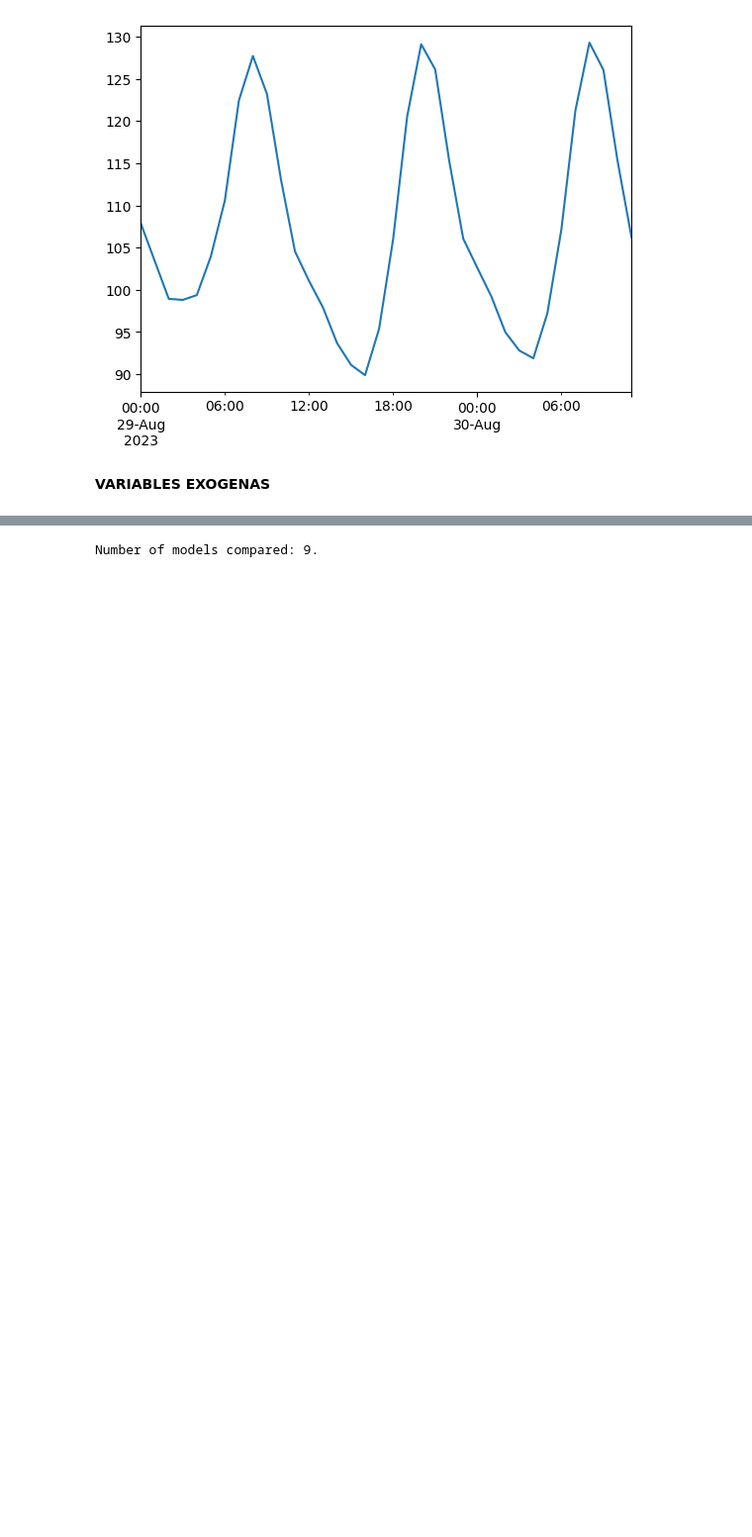
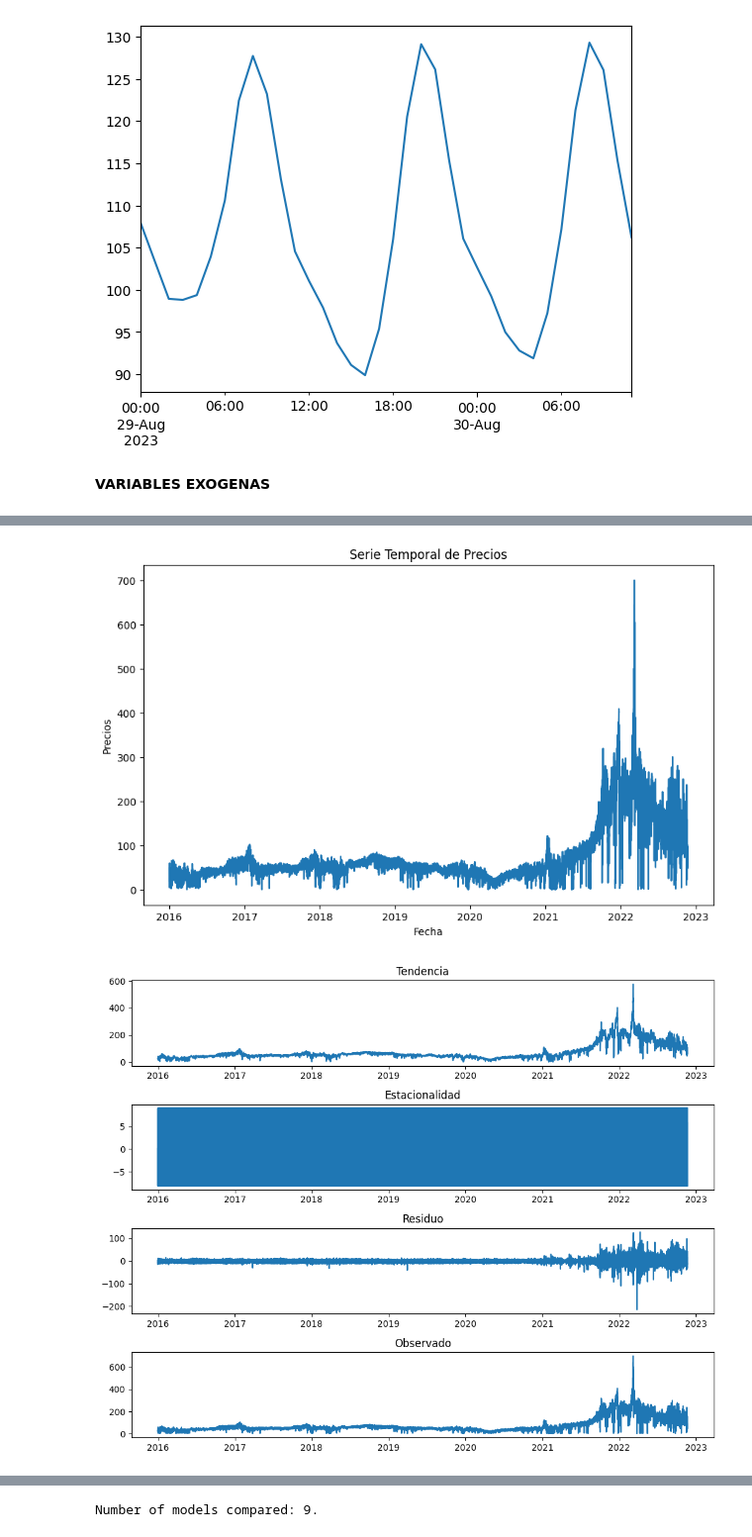
Before and after one commit to LauraGSanchz/PROYECTO_ML, a Jupyter notebook: ml_project/src/notebooks/serie_temporal.ipynb, the cells around one changed output, grey strips where cells are left out. Shown at 99% size. Drawn from its saved outputs; the diff is of its cells as text; code cells hidden in the pictures; blank space fills up the shorter version.

```diff
--- a/ml_project/src/notebooks/serie_temporal.ipynb
+++ b/ml_project/src/notebooks/serie_temporal.ipynb
@@ -705,0 +753,39 @@ ValueError: Found input variables with inconsistent numbers of samples: [13425,
+# %%
+
+from statsmodels.tsa.seasonal import seasonal_decompose
+import matplotlib.pyplot as plt
+# Visualización de la serie temporal
+plt.figure(figsize=(10, 6))
+plt.plot(x_train['Precios'])
+plt.title('Serie Temporal de Precios')
+plt.xlabel('Fecha')
+plt.ylabel('Precios')
+plt.show()
+
+#  Descomposición de la serie temporal
+decomposition = seasonal_decompose(x_train['Precios'], model='additive', period=12)
+
+# Visualización de los componentes descompuestos
+plt.figure(figsize=(10, 8))
+
+plt.subplot(411)
+plt.plot(decomposition.trend)
+plt.title('Tendencia')
+
+plt.subplot(412)
+plt.plot(decomposition.seasonal)
+plt.title('Estacionalidad')
+
+plt.subplot(413)
+plt.plot(decomposition.resid)
+plt.title('Residuo')
+
+plt.subplot(414)
+plt.plot(decomposition.observed)
+plt.title('Observado')
+
+plt.tight_layout()
+plt.show()
+# %% [output]
+[figure, added]
+[figure, added]
```
Also changed, not shown: parts of 35 cells of this notebook, 11 other files.
